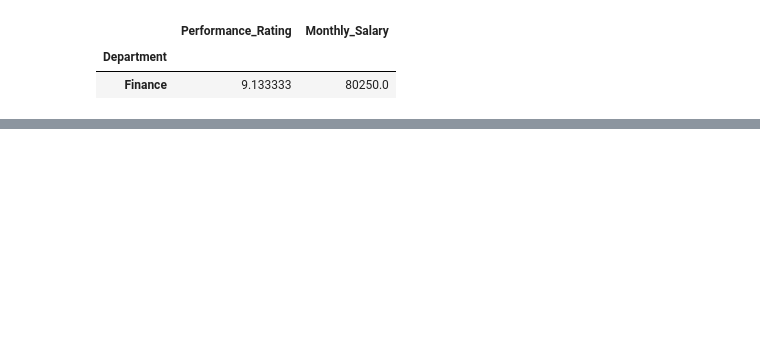
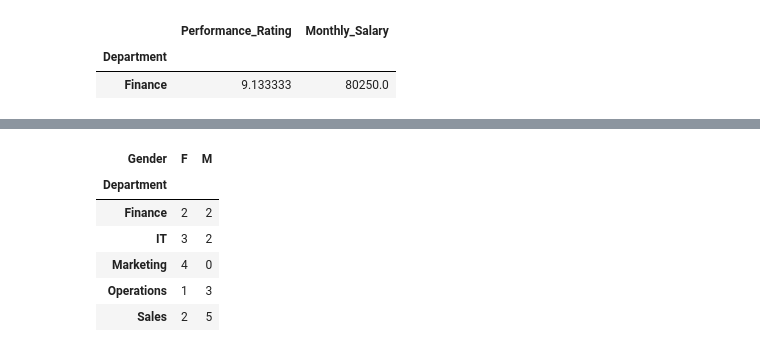
Before and after one commit to pavanajugiya/ds_programs, a Jupyter notebook: DS_21_9_case_study_3_workforce_raw.ipynb, the cells around one changed output, grey strips where cells are left out. Cells and saved outputs as stored; diff of their text form; code cells hidden in the pictures; blank space fills up the shorter version.

```diff
--- a/DS_21_9_case_study_3_workforce_raw.ipynb
+++ b/DS_21_9_case_study_3_workforce_raw.ipynb
@@ -99,0 +141,11 @@ av.sort_values(by="Monthly_Salary",ascending=False).head(1)
+# %%
+gender_department = pd.crosstab(work_clean["Department"],work_clean["Gender"])
+gender_department
+# %% [output]
+| Gender | F | M |
+| Department |  |  |
+| Finance | 2 | 2 |
+| IT | 3 | 2 |
+| Marketing | 4 | 0 |
+| Operations | 1 | 3 |
+| Sales | 2 | 5 |
```
Also changed, not shown: parts of 6 cells of this notebook.
